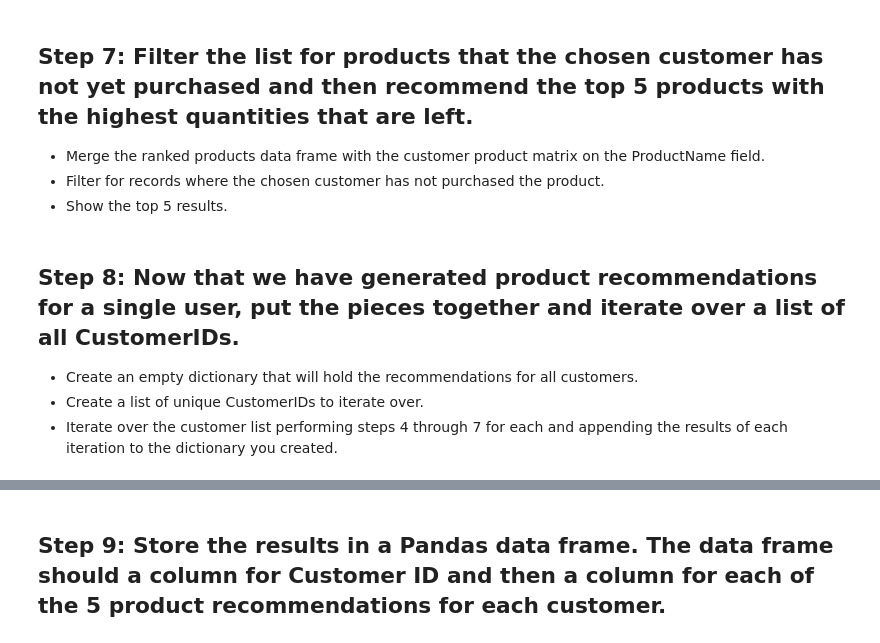
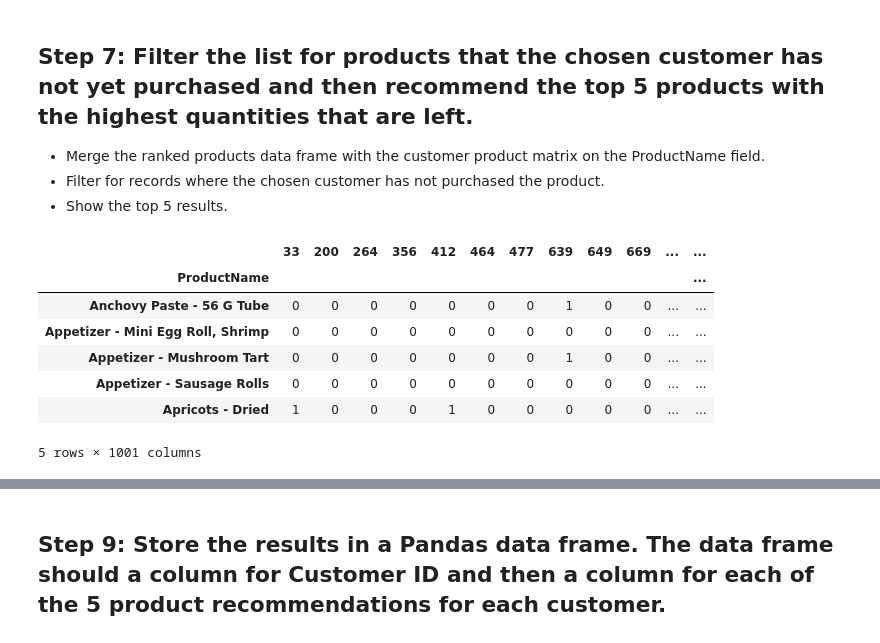
Before and after one commit to Joycelili/datamad0820, a Jupyter notebook: module-2/lab-intro-recommender-systems/your-code/main.ipynb, the cells around one changed output, grey strips where cells are left out. Drawn from its saved outputs; the diff is of its cells as text; code cells hidden in the pictures.

```diff
--- a/module-2/lab-intro-recommender-systems/your-code/main.ipynb
+++ b/module-2/lab-intro-recommender-systems/your-code/main.ipynb
@@ -67,3 +67,10 @@ distances.head()
 5 rows × 1000 columns
 # %% [markdown]
 ## Step 4: Check your results by generating a list of the top 5 most similar customers for a specific CustomerID.
+# %%
+#Similar a 77352	Myron	Murray
+
+similar = distances.loc[264]
+similar_2 = similar.sort_values(ascending=False)[1:6]
+similar_2 = pd.DataFrame(similar_2)
+similar_2.head()
@@ -70,2 +85,7 @@ distances.head()
 # %% [markdown]
 ## Step 5: From the data frame you created in Step 1, select the records for the list of similar CustomerIDs you obtained in Step 4.
+# %%
+#hacemos una lista iterable del df de los similares para poder hacer la comparacion
+lista = [a for a in similar_2.index]
+records= df.copy().loc[lista]
+records.head()
@@ -73,3 +101,6 @@ distances.head()
 ## Step 6: Aggregate those customer purchase records by ProductName, sum the Quantity field, and then rank them in descending order by quantity.
 
 This will give you the total number of each product purchased by the 5 most similar customers to the customer you selected in order from most purchased to least.
+# %%
+step6=records.groupby("ProductName").sum().sort_values(by="Quantity",ascending=False)
+step6.head()
@@ -79,9 +118,19 @@ This will give you the total number of each product purchased by the 5 most simi
 - Merge the ranked products data frame with the customer product matrix on the ProductName field.
 - Filter for records where the chosen customer has not purchased the product.
 - Show the top 5 results.
-# %% [markdown]
-## Step 8: Now that we have generated product recommendations for a single user, put the pieces together and iterate over a list of all CustomerIDs.
-
-- Create an empty dictionary that will hold the recommendations for all customers.
-- Create a list of unique CustomerIDs to iterate over.
-- Iterate over the customer list performing steps 4 through 7 for each and appending the results of each iteration to the dictionary you created.
+# %%
+#Hago el merge de el step2 con step 6
+step7=pivot_table.merge(step6, how="left",left_on="ProductName", right_on="ProductName")
+#Filtro por los productos que el cliente no ha comprado, hago reset_ index
+step7= step7[step7[40094] == 0.0]
+#
+step7.head(5)
+# %% [output]
+|  | 33 | 200 | 264 | 356 | 412 | 464 | 477 | 639 | 649 | 669 | ... | ... |
+| ProductName |  |  |  |  |  |  |  |  |  |  |  | ... |
+| Anchovy Paste - 56 G Tube | 0 | 0 | 0 | 0 | 0 | 0 | 0 | 1 | 0 | 0 | ... | ... |
+| Appetizer - Mini Egg Roll, Shrimp | 0 | 0 | 0 | 0 | 0 | 0 | 0 | 0 | 0 | 0 | ... | ... |
+| Appetizer - Mushroom Tart | 0 | 0 | 0 | 0 | 0 | 0 | 0 | 1 | 0 | 0 | ... | ... |
+| Appetizer - Sausage Rolls | 0 | 0 | 0 | 0 | 0 | 0 | 0 | 0 | 0 | 0 | ... | ... |
+| Apricots - Dried | 1 | 0 | 0 | 0 | 1 | 0 | 0 | 0 | 0 | 0 | ... | ... |
+5 rows × 1001 columns
```
Also changed, not shown: parts of 5 cells of this notebook.
